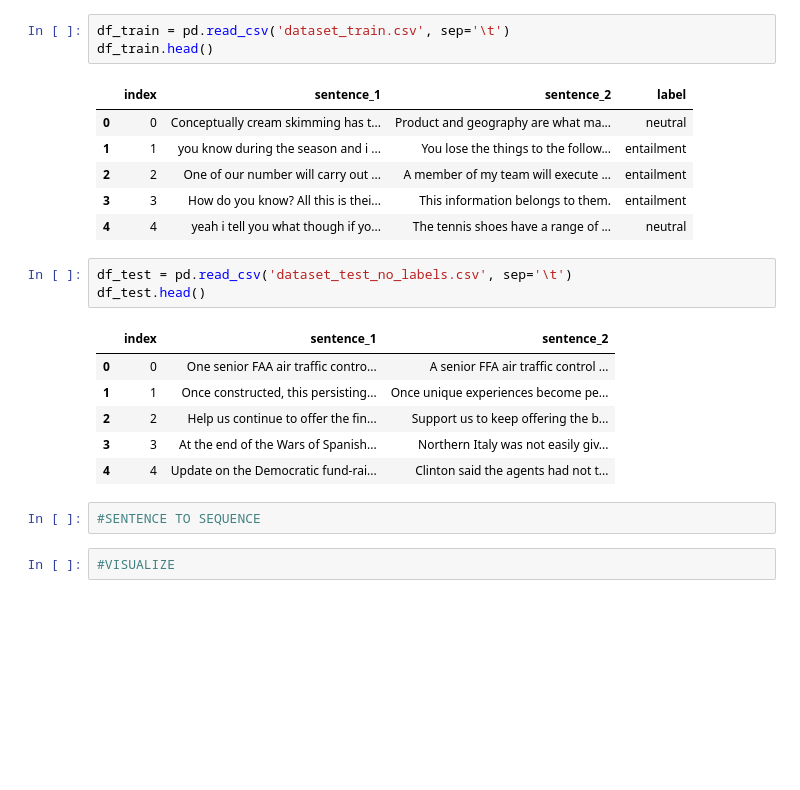
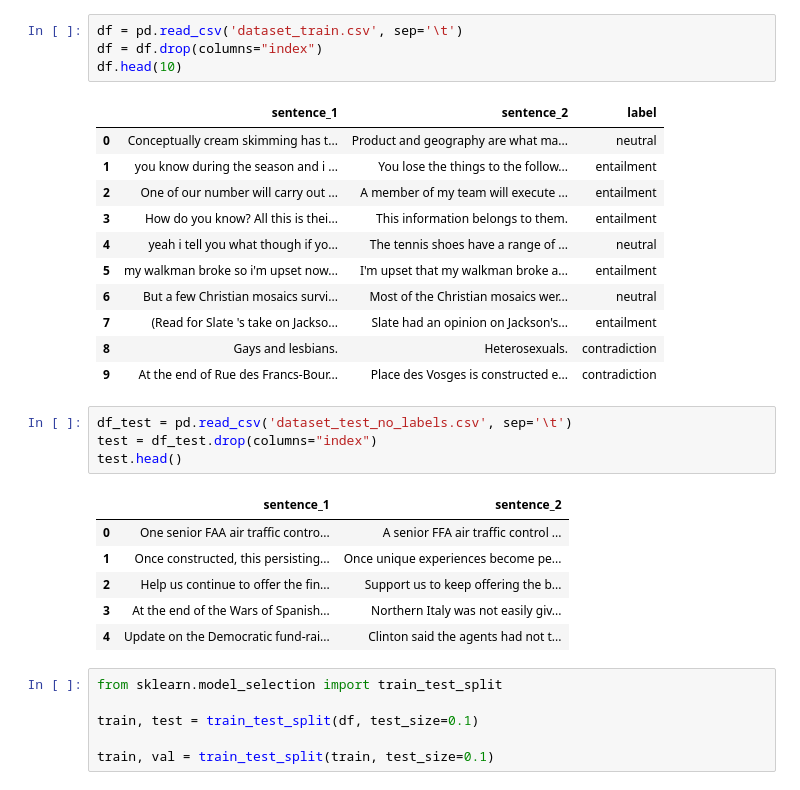
Before and after one commit to bbr32/nlp_proj, a Jupyter notebook: NLP_proj.ipynb, the cells around one changed output. Cells and saved outputs as stored; diff of their text form; blank space fills up the shorter version.

```diff
--- a/NLP_proj.ipynb
+++ b/NLP_proj.ipynb
@@ -30,24 +71,33 @@ dataset_train.csv   100%[===================>]  71.09M   230MB/s    in 0.3s
 # %%
-df_train = pd.read_csv('dataset_train.csv', sep='\t')
-df_train.head()
+df = pd.read_csv('dataset_train.csv', sep='\t')
+df = df.drop(columns="index")
+df.head(10)
 # %% [output]
-|  | index | sentence_1 | sentence_2 | label |
-| 0 | 0 | Conceptually cream skimming has t... | Product and geography are what ma... | neutral |
-| 1 | 1 | you know during the season and i ... | You lose the things to the follow... | entailment |
-| 2 | 2 | One of our number will carry out ... | A member of my team will execute ... | entailment |
-| 3 | 3 | How do you know? All this is thei... | This information belongs to them. | entailment |
-| 4 | 4 | yeah i tell you what though if yo... | The tennis shoes have a range of ... | neutral |
+|  | sentence_1 | sentence_2 | label |
+| 0 | Conceptually cream skimming has t... | Product and geography are what ma... | neutral |
+| 1 | you know during the season and i ... | You lose the things to the follow... | entailment |
+| 2 | One of our number will carry out ... | A member of my team will execute ... | entailment |
+| 3 | How do you know? All this is thei... | This information belongs to them. | entailment |
+| 4 | yeah i tell you what though if yo... | The tennis shoes have a range of ... | neutral |
+| 5 | my walkman broke so i'm upset now... | I'm upset that my walkman broke a... | entailment |
+| 6 | But a few Christian mosaics survi... | Most of the Christian mosaics wer... | neutral |
+| 7 | (Read for Slate 's take on Jackso... | Slate had an opinion on Jackson's... | entailment |
+| 8 | Gays and lesbians. | Heterosexuals. | contradiction |
+| 9 | At the end of Rue des Francs-Bour... | Place des Vosges is constructed e... | contradiction |
 # %%
 df_test = pd.read_csv('dataset_test_no_labels.csv', sep='\t')
-df_test.head()
+test = df_test.drop(columns="index")
+test.head()
 # %% [output]
-|  | index | sentence_1 | sentence_2 |
-| 0 | 0 | One senior FAA air traffic contro... | A senior FFA air traffic control ... |
-| 1 | 1 | Once constructed, this persisting... | Once unique experiences become pe... |
-| 2 | 2 | Help us continue to offer the fin... | Support us to keep offering the b... |
-| 3 | 3 | At the end of the Wars of Spanish... | Northern Italy was not easily giv... |
-| 4 | 4 | Update on the Democratic fund-rai... | Clinton said the agents had not t... |
+|  | sentence_1 | sentence_2 |
+| 0 | One senior FAA air traffic contro... | A senior FFA air traffic control ... |
+| 1 | Once constructed, this persisting... | Once unique experiences become pe... |
+| 2 | Help us continue to offer the fin... | Support us to keep offering the b... |
+| 3 | At the end of the Wars of Spanish... | Northern Italy was not easily giv... |
+| 4 | Update on the Democratic fund-rai... | Clinton said the agents had not t... |
-# %%
-#SENTENCE TO SEQUENCE
-# %%
-#VISUALIZE
+# %%
+from sklearn.model_selection import train_test_split
+
+train, test = train_test_split(df, test_size=0.1)
+
+train, val = train_test_split(train, test_size=0.1)
```
Also changed, not shown: parts of 14 cells of this notebook.
